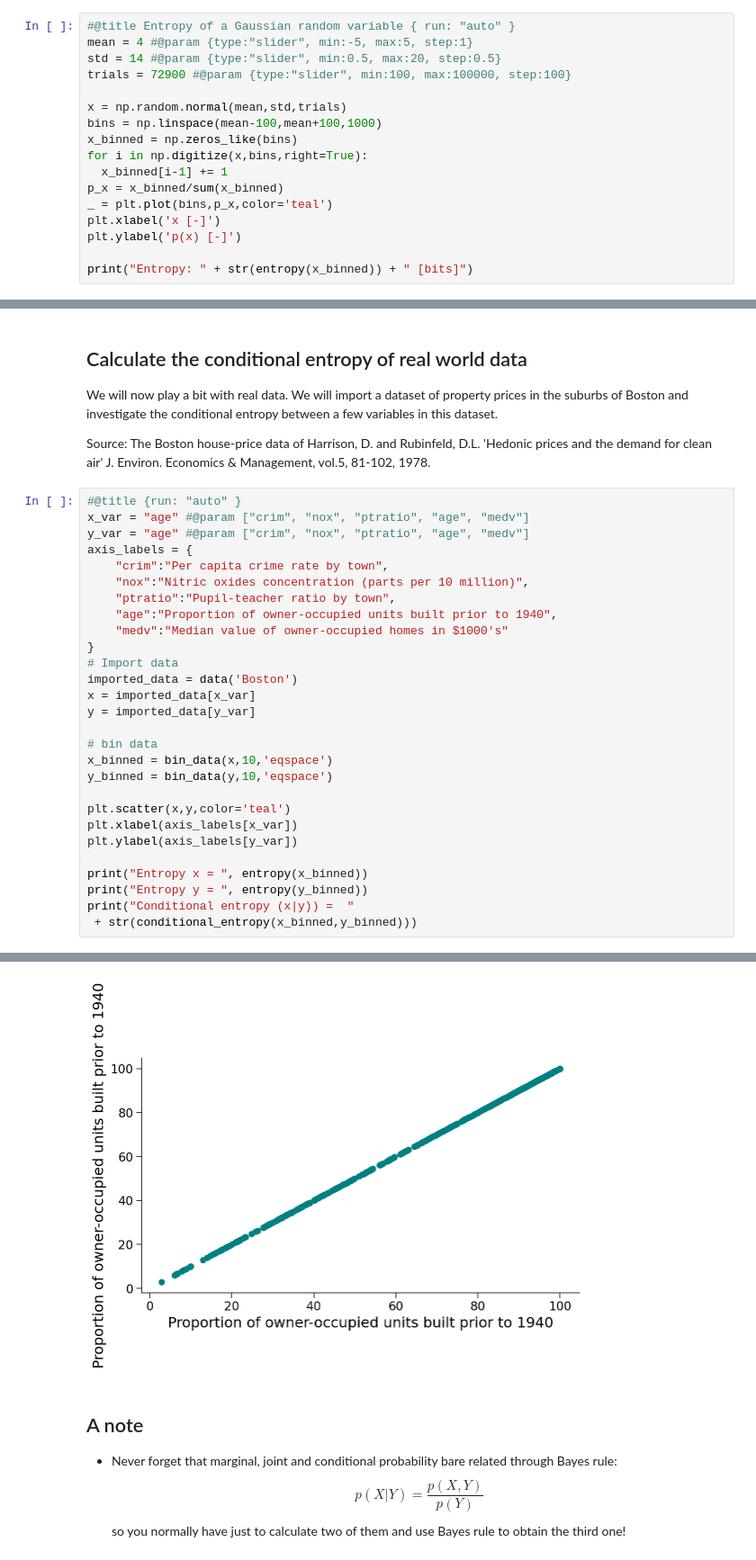
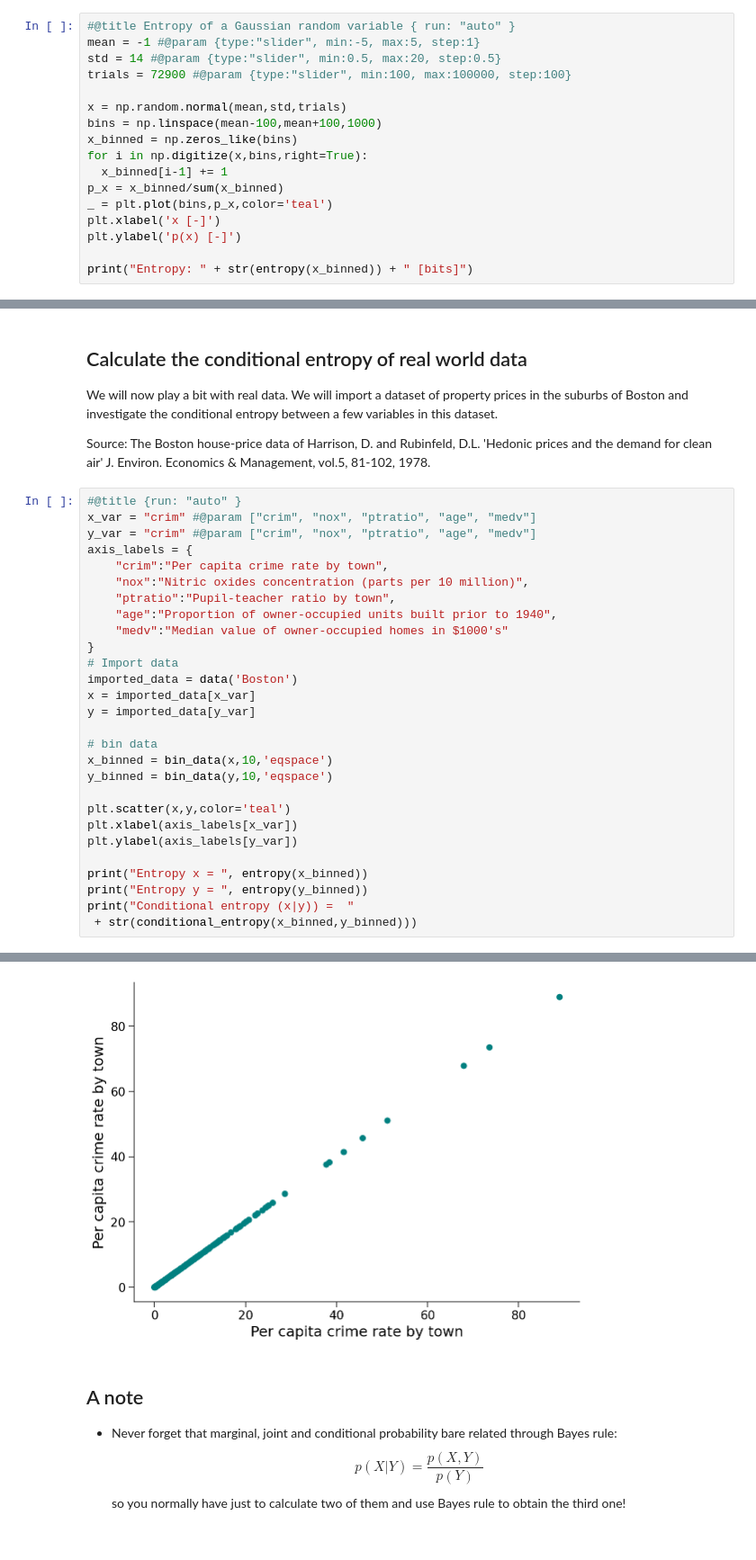
Before and after one commit to rmaffulli/MI_tutorial, a Jupyter notebook: MI_tutorial.ipynb, the cells around one changed output, grey strips where cells are left out. Shown at 90% size. Drawn from its saved outputs; the diff is of its cells as text.

```diff
--- a/MI_tutorial.ipynb
+++ b/MI_tutorial.ipynb
@@ -159,7 +159,7 @@ else:
 Correct! the value of entropy(x) is: 1.0
 # %%
 #@title Entropy of a Gaussian random variable { run: "auto" }
-mean = 4 #@param {type:"slider", min:-5, max:5, step:1}
+mean = -1 #@param {type:"slider", min:-5, max:5, step:1}
 std = 14 #@param {type:"slider", min:0.5, max:20, step:0.5}
 trials = 72900 #@param {type:"slider", min:100, max:100000, step:100}
 
@@ -257,8 +257,8 @@ We will now play a bit with real data. We will import a dataset of property pric
 Source: The Boston house-price data of Harrison, D. and Rubinfeld, D.L. 'Hedonic prices and the demand for clean air' J. Environ. Economics & Management, vol.5, 81-102, 1978.
 # %%
 #@title {run: "auto" }
-x_var = "age" #@param ["crim", "nox", "ptratio", "age", "medv"]
-y_var = "age" #@param ["crim", "nox", "ptratio", "age", "medv"]
+x_var = "crim" #@param ["crim", "nox", "ptratio", "age", "medv"]
+y_var = "crim" #@param ["crim", "nox", "ptratio", "age", "medv"]
 axis_labels = {
     "crim":"Per capita crime rate by town",
     "nox":"Nitric oxides concentration (parts per 10 million)",
@@ -289,5 +289,5 @@ Entropy y =  2.965853067649012
 Conditional entropy (x|y)) =  0.0
-[figure, old version]
+[figure, new version]
 # %% [markdown]
 ## A note
 - Never forget that marginal, joint and conditional probability bare related through Bayes rule: $$ p(X|Y) = \frac{p(X,Y)}{p(Y)} $$
```
Also changed, not shown: parts of 3 cells of this notebook.
